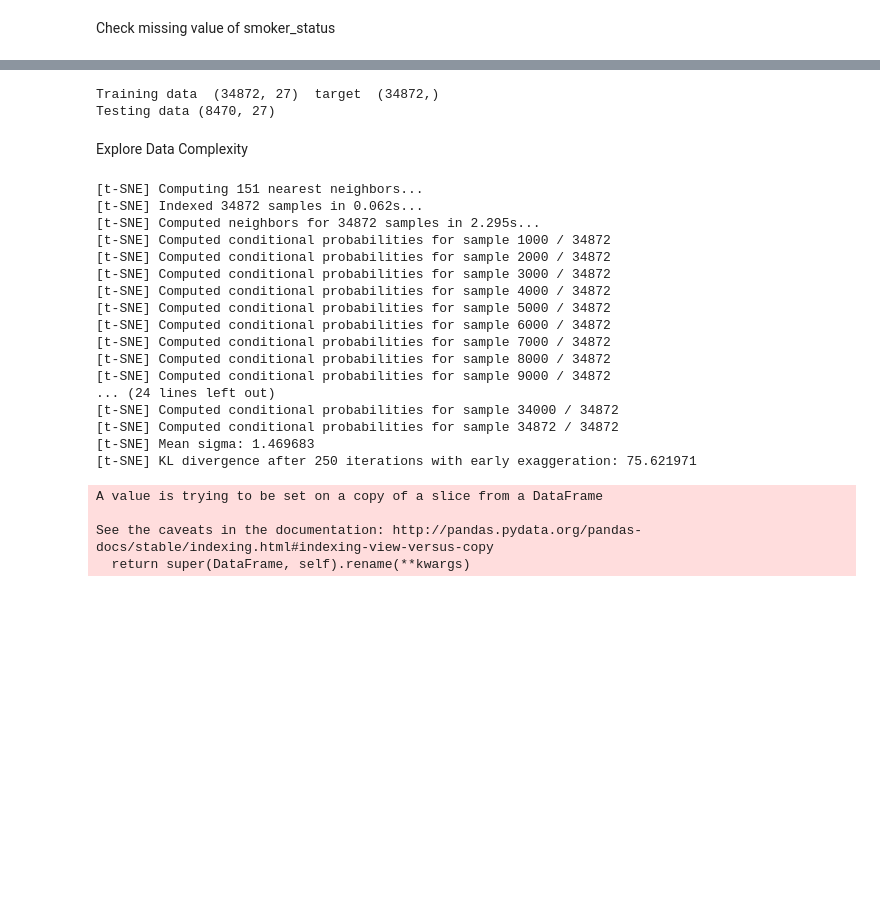
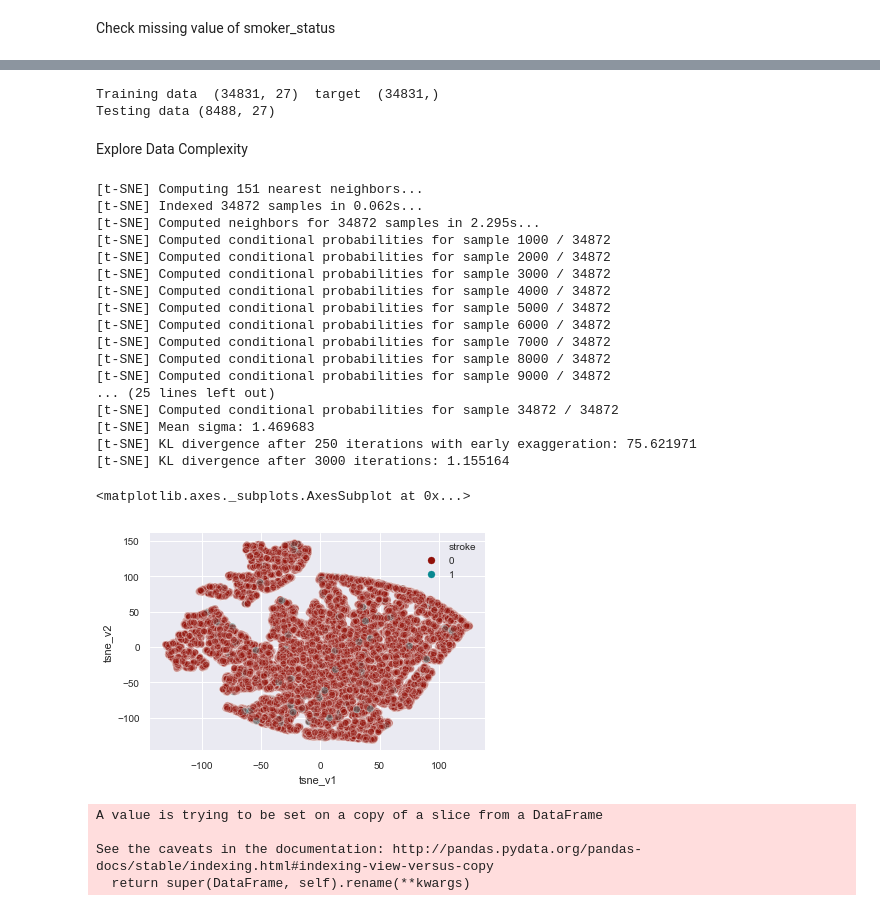
Before and after one commit to HieuPhan33/stroke-prediction, a Jupyter notebook: EDA.ipynb, the cells around one changed output, grey strips where cells are left out. Saved outputs shown, nothing was run; the diff lists cells and outputs as text; code cells hidden in the pictures; blank space fills up the shorter version.

```diff
--- a/EDA.ipynb
+++ b/EDA.ipynb
@@ -31,10 +31,11 @@ def is_number(s):
         return False
 # %%
 train = pd.read_csv('data/train.csv')
-print("Training ",train.shape)
 test = pd.read_csv('data/test.csv')
 train["stroke_in_2018"]=train["stroke_in_2018"].apply(lambda x: x if x in ["0","1"] else None)
+train = train[pd.notnull(train['stroke_in_2018'])] # Remove if target is NULL
 y_train = train["stroke_in_2018"]
+print("Training ",train.shape)
 spell = SpellChecker()
 # %% [output]
 Training  (34872, 14)
@@ -384,16 +385,16 @@ X_test = selected_data[ntrain:]
 print("Training data ",X_train.shape, " target ",y_train.shape)
 print("Testing data", X_test.shape)
 # %% [output]
-Training data  (34872, 27)  target  (34872,)
-Testing data (8470, 27)
+Training data  (34831, 27)  target  (34831,)
+Testing data (8488, 27)
 # %% [markdown]
 Explore Data Complexity
 # %%
 df_tsne = pd.DataFrame()
 df_tsne['stroke'] = y_train
 # %%
-tsne = TSNE(n_components=2, verbose=1, perplexity=50, n_iter=3000)
-tsne_results = tsne.fit_transform(X_train)
+# tsne = TSNE(n_components=2, verbose=1, perplexity=50, n_iter=3000)
+# tsne_results = tsne.fit_transform(X_train)
 # %% [output]
 [t-SNE] Computing 151 nearest neighbors...
 [t-SNE] Indexed 34872 samples in 0.062s...
@@ -407,20 +408,23 @@ tsne_results = tsne.fit_transform(X_train)
 [t-SNE] Computed conditional probabilities for sample 7000 / 34872
 [t-SNE] Computed conditional probabilities for sample 8000 / 34872
 [t-SNE] Computed conditional probabilities for sample 9000 / 34872
-... (24 lines left out)
-[t-SNE] Computed conditional probabilities for sample 34000 / 34872
+... (25 lines left out)
 [t-SNE] Computed conditional probabilities for sample 34872 / 34872
 [t-SNE] Mean sigma: 1.469683
 [t-SNE] KL divergence after 250 iterations with early exaggeration: 75.621971
+[t-SNE] KL divergence after 3000 iterations: 1.155164
 # %%
 df_tsne['tsne_v1'] = tsne_results[:,0]
 df_tsne['tsne_v2'] = tsne_results[:,1]
 # Make the plot
 sns.scatterplot(
     x="tsne_v1", y="tsne_v2",
     hue="stroke",
-    palette=sns.hls_palette(3, l=.3, s=.9),
+    palette=sns.hls_palette(2, l=.3, s=.9),
     data=df_tsne,
     legend="full",
     alpha=0.3
 )
+# %% [output]
+<matplotlib.axes._subplots.AxesSubplot at 0x...>
+[figure, added]
```
Also changed, not shown: parts of 11 cells of this notebook.
